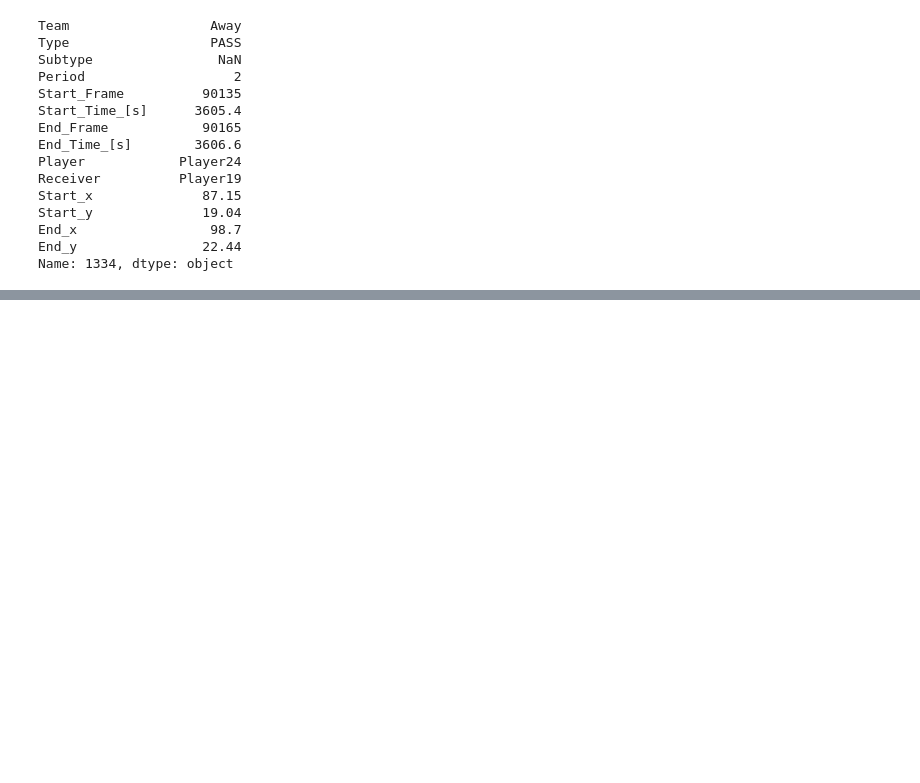
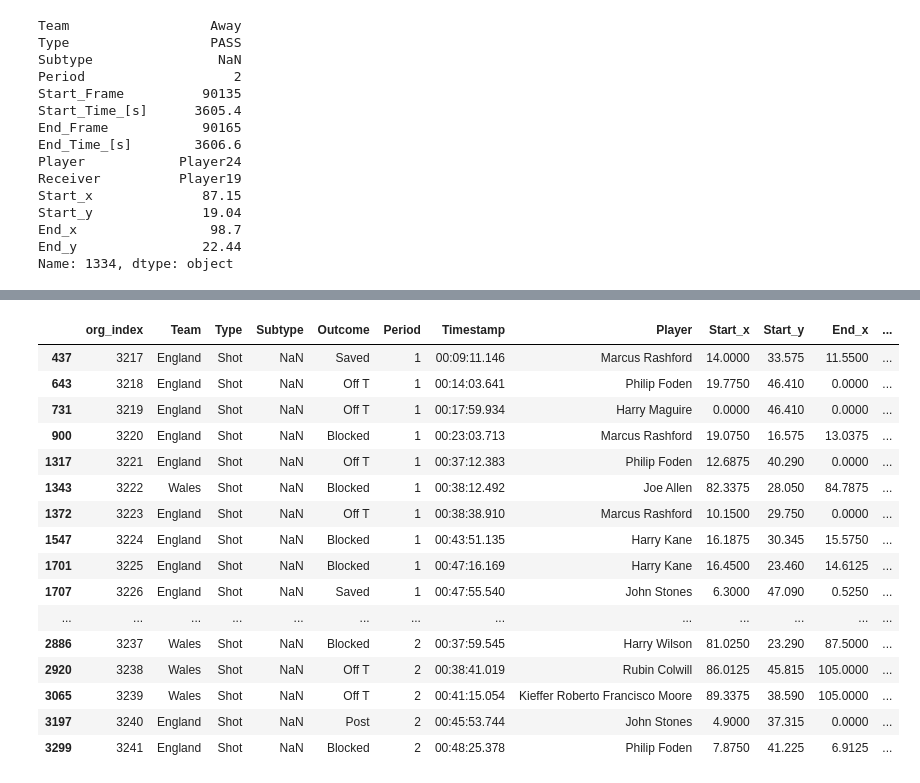
Before and after one commit to DavidB1999/My_Football_Analytics, a Jupyter notebook: EventData/Event_data_schmier.ipynb, the cells around one changed output, grey strips where cells are left out. Cells and saved outputs as stored; diff of their text form; code cells hidden in the pictures; blank space fills up the shorter version.

Commit message:
Included Statsbomb in event_data class

```diff
--- a/EventData/Event_data_schmier.ipynb
+++ b/EventData/Event_data_schmier.ipynb
@@ -98,3 +92,7 @@ Start_y              19.04
 End_x                 98.7
 End_y                22.44
 Name: 1334, dtype: object
+# %%
+sb_ed = sb.events(match_id=3857261)
+# %%
+SB_ED = event_data(sb_ed, data_source='Statsbomb')
@@ -100,0 +117,20 @@ Name: 1334, dtype: object
+# %%
+SB_ED.get_event_by_type('Shot')
+# %% [output]
+|  | org_index | Team | Type | Subtype | Outcome | Period | Timestamp | Player | Start_x | Start_y | End_x | ... |
+| 437 | 3217 | England | Shot | NaN | Saved | 1 | 00:09:11.146 | Marcus Rashford | 14.0000 | 33.575 | 11.5500 | ... |
+| 643 | 3218 | England | Shot | NaN | Off T | 1 | 00:14:03.641 | Philip Foden | 19.7750 | 46.410 | 0.0000 | ... |
+| 731 | 3219 | England | Shot | NaN | Off T | 1 | 00:17:59.934 | Harry Maguire | 0.0000 | 46.410 | 0.0000 | ... |
+| 900 | 3220 | England | Shot | NaN | Blocked | 1 | 00:23:03.713 | Marcus Rashford | 19.0750 | 16.575 | 13.0375 | ... |
+| 1317 | 3221 | England | Shot | NaN | Off T | 1 | 00:37:12.383 | Philip Foden | 12.6875 | 40.290 | 0.0000 | ... |
+| 1343 | 3222 | Wales | Shot | NaN | Blocked | 1 | 00:38:12.492 | Joe Allen | 82.3375 | 28.050 | 84.7875 | ... |
+| 1372 | 3223 | England | Shot | NaN | Off T | 1 | 00:38:38.910 | Marcus Rashford | 10.1500 | 29.750 | 0.0000 | ... |
+| 1547 | 3224 | England | Shot | NaN | Blocked | 1 | 00:43:51.135 | Harry Kane | 16.1875 | 30.345 | 15.5750 | ... |
+| 1701 | 3225 | England | Shot | NaN | Blocked | 1 | 00:47:16.169 | Harry Kane | 16.4500 | 23.460 | 14.6125 | ... |
+| 1707 | 3226 | England | Shot | NaN | Saved | 1 | 00:47:55.540 | John Stones | 6.3000 | 47.090 | 0.5250 | ... |
+| ... | ... | ... | ... | ... | ... | ... | ... | ... | ... | ... | ... | ... |
+| 2886 | 3237 | Wales | Shot | NaN | Blocked | 2 | 00:37:59.545 | Harry Wilson | 81.0250 | 23.290 | 87.5000 | ... |
+| 2920 | 3238 | Wales | Shot | NaN | Off T | 2 | 00:38:41.019 | Rubin Colwill | 86.0125 | 45.815 | 105.0000 | ... |
+| 3065 | 3239 | Wales | Shot | NaN | Off T | 2 | 00:41:15.054 | Kieffer Roberto Francisco Moore | 89.3375 | 38.590 | 105.0000 | ... |
+| 3197 | 3240 | England | Shot | NaN | Post | 2 | 00:45:53.744 | John Stones | 4.9000 | 37.315 | 0.0000 | ... |
+| 3299 | 3241 | England | Shot | NaN | Blocked | 2 | 00:48:25.378 | Philip Foden | 7.8750 | 41.225 | 6.9125 | ... |
```
Also changed, not shown: parts of 6 cells of this notebook, 2 other files.
